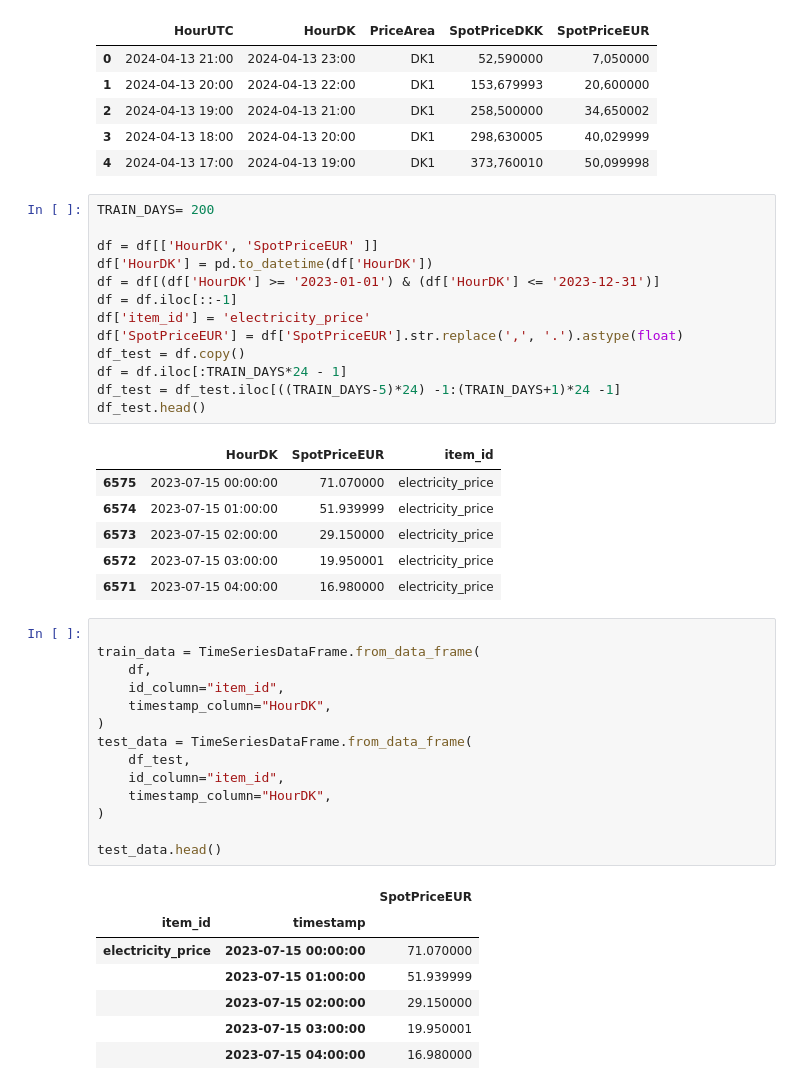
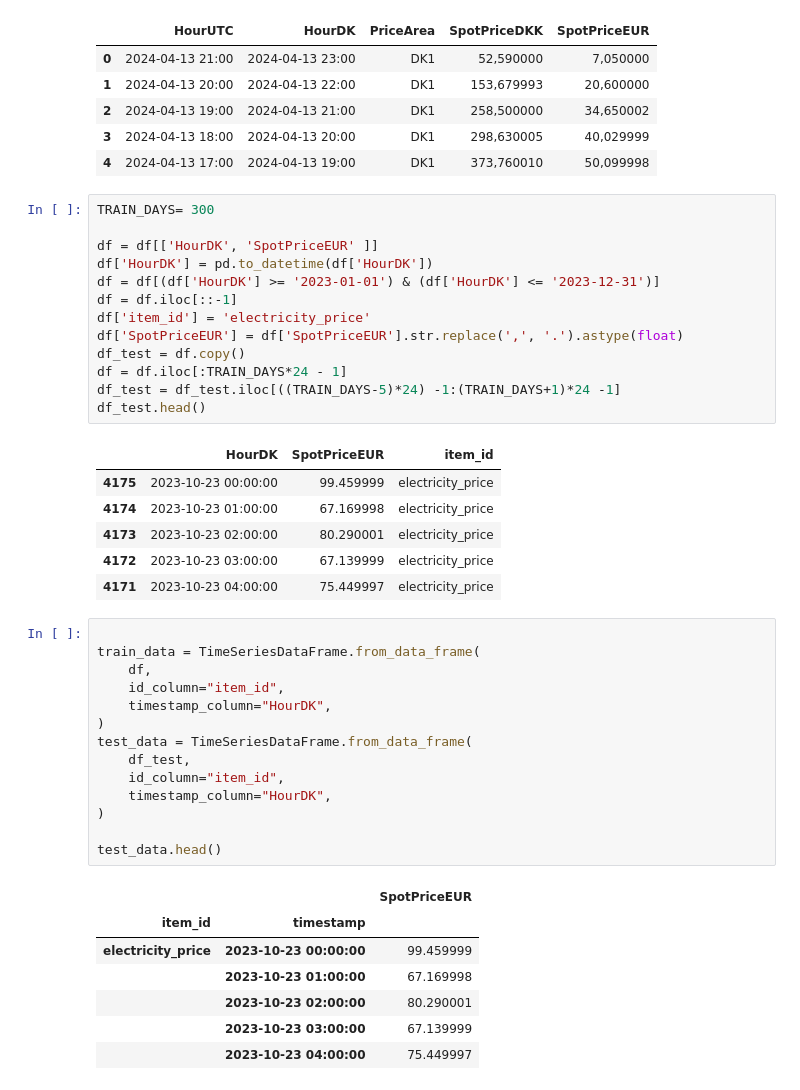
Before and after one commit to MarchesiGabriele/energy_price_forecasting, a Jupyter notebook: chronos_forecasting.ipynb, the cells around one changed output. Saved outputs shown, nothing was run; the diff lists cells and outputs as text.

```diff
--- a/chronos_forecasting.ipynb
+++ b/chronos_forecasting.ipynb
@@ -12,25 +12,25 @@ df.head()
 | 3 | 2024-04-13 18:00 | 2024-04-13 20:00 | DK1 | 298,630005 | 40,029999 |
 | 4 | 2024-04-13 17:00 | 2024-04-13 19:00 | DK1 | 373,760010 | 50,099998 |
 # %%
-TRAIN_DAYS= 200
+TRAIN_DAYS= 300
 
 df = df[['HourDK', 'SpotPriceEUR' ]]
 df['HourDK'] = pd.to_datetime(df['HourDK'])
 df = df[(df['HourDK'] >= '2023-01-01') & (df['HourDK'] <= '2023-12-31')]
 df = df.iloc[::-1]
 df['item_id'] = 'electricity_price'
 df['SpotPriceEUR'] = df['SpotPriceEUR'].str.replace(',', '.').astype(float)
 df_test = df.copy()
 df = df.iloc[:TRAIN_DAYS*24 - 1]
 df_test = df_test.iloc[((TRAIN_DAYS-5)*24) -1:(TRAIN_DAYS+1)*24 -1]
 df_test.head()
 # %% [output]
 |  | HourDK | SpotPriceEUR | item_id |
-| 6575 | 2023-07-15 00:00:00 | 71.070000 | electricity_price |
-| 6574 | 2023-07-15 01:00:00 | 51.939999 | electricity_price |
-| 6573 | 2023-07-15 02:00:00 | 29.150000 | electricity_price |
-| 6572 | 2023-07-15 03:00:00 | 19.950001 | electricity_price |
-| 6571 | 2023-07-15 04:00:00 | 16.980000 | electricity_price |
+| 4175 | 2023-10-23 00:00:00 | 99.459999 | electricity_price |
+| 4174 | 2023-10-23 01:00:00 | 67.169998 | electricity_price |
+| 4173 | 2023-10-23 02:00:00 | 80.290001 | electricity_price |
+| 4172 | 2023-10-23 03:00:00 | 67.139999 | electricity_price |
+| 4171 | 2023-10-23 04:00:00 | 75.449997 | electricity_price |
 # %%
 
 train_data = TimeSeriesDataFrame.from_data_frame(
@@ -48,11 +48,11 @@ test_data.head()
 # %% [output]
 |  |  | SpotPriceEUR |
 | item_id | timestamp |  |
-| electricity_price | 2023-07-15 00:00:00 | 71.070000 |
-|  | 2023-07-15 01:00:00 | 51.939999 |
-|  | 2023-07-15 02:00:00 | 29.150000 |
-|  | 2023-07-15 03:00:00 | 19.950001 |
-|  | 2023-07-15 04:00:00 | 16.980000 |
+| electricity_price | 2023-10-23 00:00:00 | 99.459999 |
+|  | 2023-10-23 01:00:00 | 67.169998 |
+|  | 2023-10-23 02:00:00 | 80.290001 |
+|  | 2023-10-23 03:00:00 | 67.139999 |
+|  | 2023-10-23 04:00:00 | 75.449997 |
 # %%
 predictor = TimeSeriesPredictor(
     prediction_length=24,
```
Also changed, not shown: parts of 5 cells of this notebook, 3 other files.
